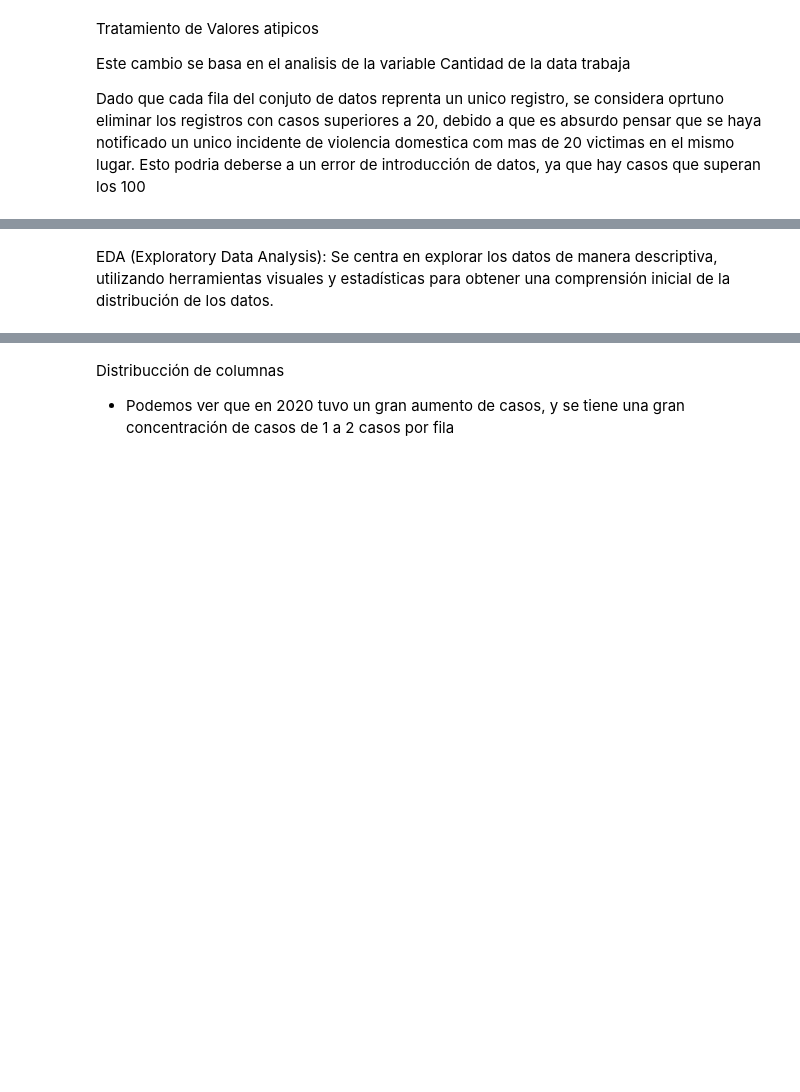
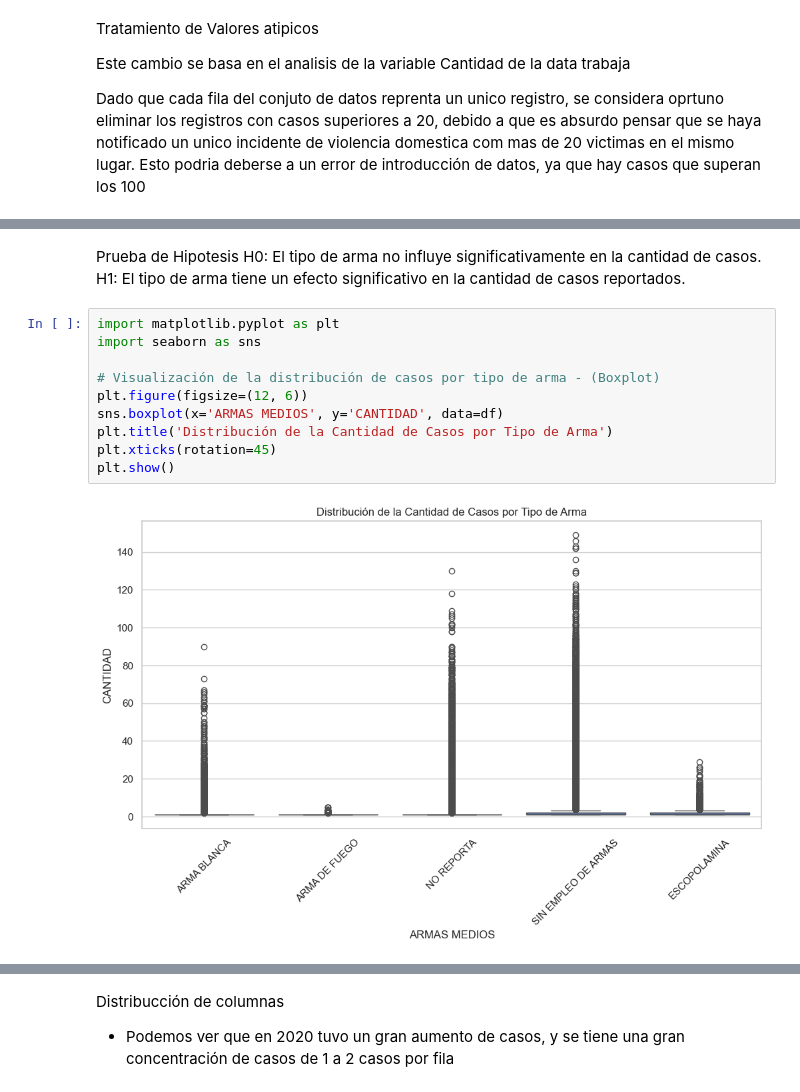
Before and after one commit to VictorAlexanderM/Analitica_datos, a Jupyter notebook: Analisis_AS.ipynb, the cells around one changed output, grey strips where cells are left out. Cells and saved outputs as stored; diff of their text form; blank space fills up the shorter version.

```diff
--- a/Analisis_AS.ipynb
+++ b/Analisis_AS.ipynb
@@ -78,2 +147,16 @@ print(count)
-# %% [markdown]
- EDA (Exploratory Data Analysis): Se centra en explorar los datos de manera descriptiva, utilizando herramientas visuales y estadísticas para obtener una comprensión inicial de la distribución de los datos.
+# %% [markdown]
+Prueba de Hipotesis
+H0: El tipo de arma no influye significativamente en la cantidad de casos.
+H1: El tipo de arma tiene un efecto significativo en la cantidad de casos reportados.
+# %%
+import matplotlib.pyplot as plt
+import seaborn as sns
+
+# Visualización de la distribución de casos por tipo de arma - (Boxplot)
+plt.figure(figsize=(12, 6))
+sns.boxplot(x='ARMAS MEDIOS', y='CANTIDAD', data=df)
+plt.title('Distribución de la Cantidad de Casos por Tipo de Arma')
+plt.xticks(rotation=45)
+plt.show()
+# %% [output]
+[figure, added]
```
Also changed, not shown: parts of 21 cells of this notebook, 6 other files.
